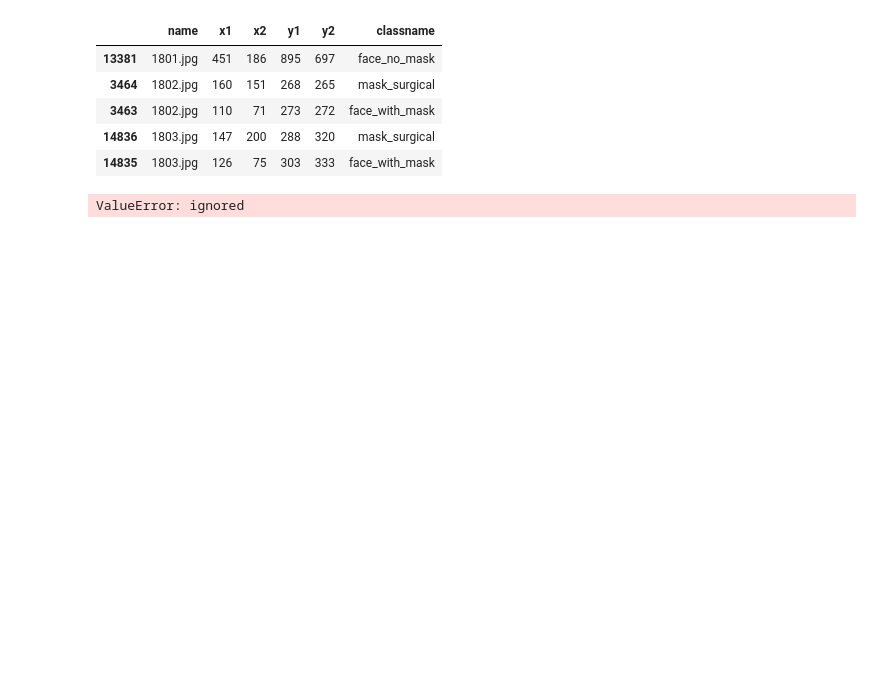
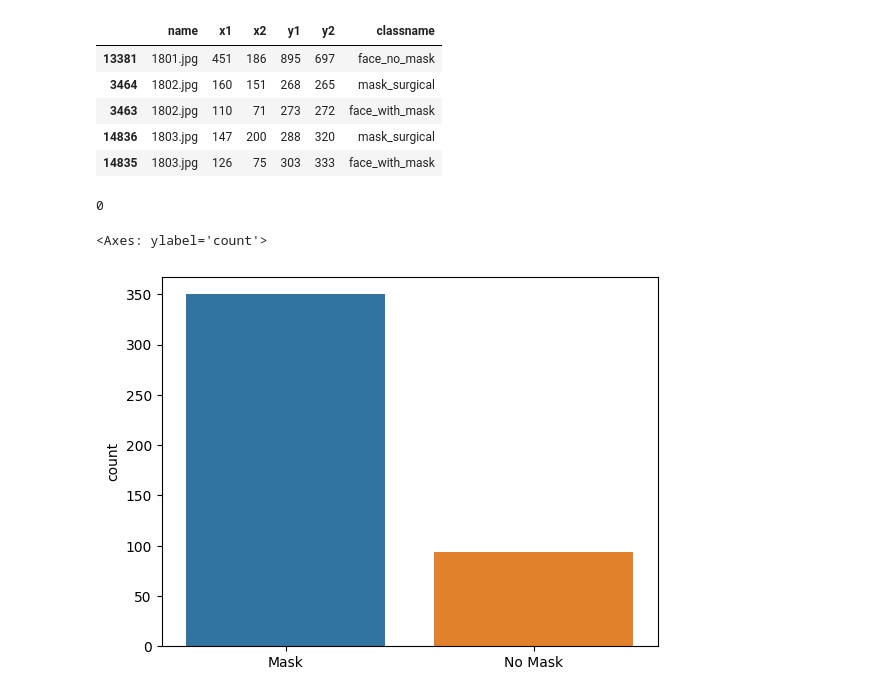
Before and after one commit to VishalIITP/FaceMaskDetection, a Jupyter notebook: FaceMaskDetetction.ipynb, the cells around one changed output. Saved outputs shown, nothing was run; the diff lists cells and outputs as text; code cells hidden in the pictures; blank space fills up the shorter version.

```diff
--- a/FaceMaskDetetction.ipynb
+++ b/FaceMaskDetetction.ipynb
@@ -16,10 +16,10 @@ from keras.layers import Dense, Dropout, Activation, Flatten
 from keras.layers import Conv2D, MaxPooling2D, BatchNormalization
 from sklearn.model_selection import train_test_split
 from keras.preprocessing.image import ImageDataGenerator
-directory = "/content/Medical mask/annotations"
-image_directory = "/content/Medical mask/images"
-df1 = pd.read_csv("/content/train.csv")
-df_test = pd.read_csv("/content/submission.csv")
+directory = "/content/drive/MyDrive/Collab/FaceMaskDetection/DataSet/Medical mask/annotations"
+image_directory = "/content/drive/MyDrive/Collab/FaceMaskDetection/DataSet/Medical mask/images"
+df1 = pd.read_csv("/content/drive/MyDrive/Collab/FaceMaskDetection/DataSet/train.csv")
+df_test = pd.read_csv("/content/drive/MyDrive/Collab/FaceMaskDetection/DataSet/submission.csv")
 # %%
 df=df1
 df=df.sort_values('name')
@@ -90,16 +90,21 @@ for i in df["name"].unique():
             img = cv2.resize(img,(img_size,img_size))
             data.append([img,labels["without mask"]])
 random.shuffle(data)
-
-p = []
-for face in data:
-    if(face[1] == 0):
-        p.append("Mask")
-    else:
-        p.append("No Mask")
-sns.countplot(p)
-# %% [output]
-ValueError: ignored
+# %%
+data[0][1]
+# %% [output]
+0
+# %%
+p = []
+for face in data:
+    if(face[1] == 0):
+        p.append("Mask")
+    else:
+        p.append("No Mask")
+sns.countplot(x=p)
+# %% [output]
+<Axes: ylabel='count'>
+[figure, added]
 # %%
 X = []
 Y = []
```
Also changed, not shown: parts of 4 cells of this notebook.
